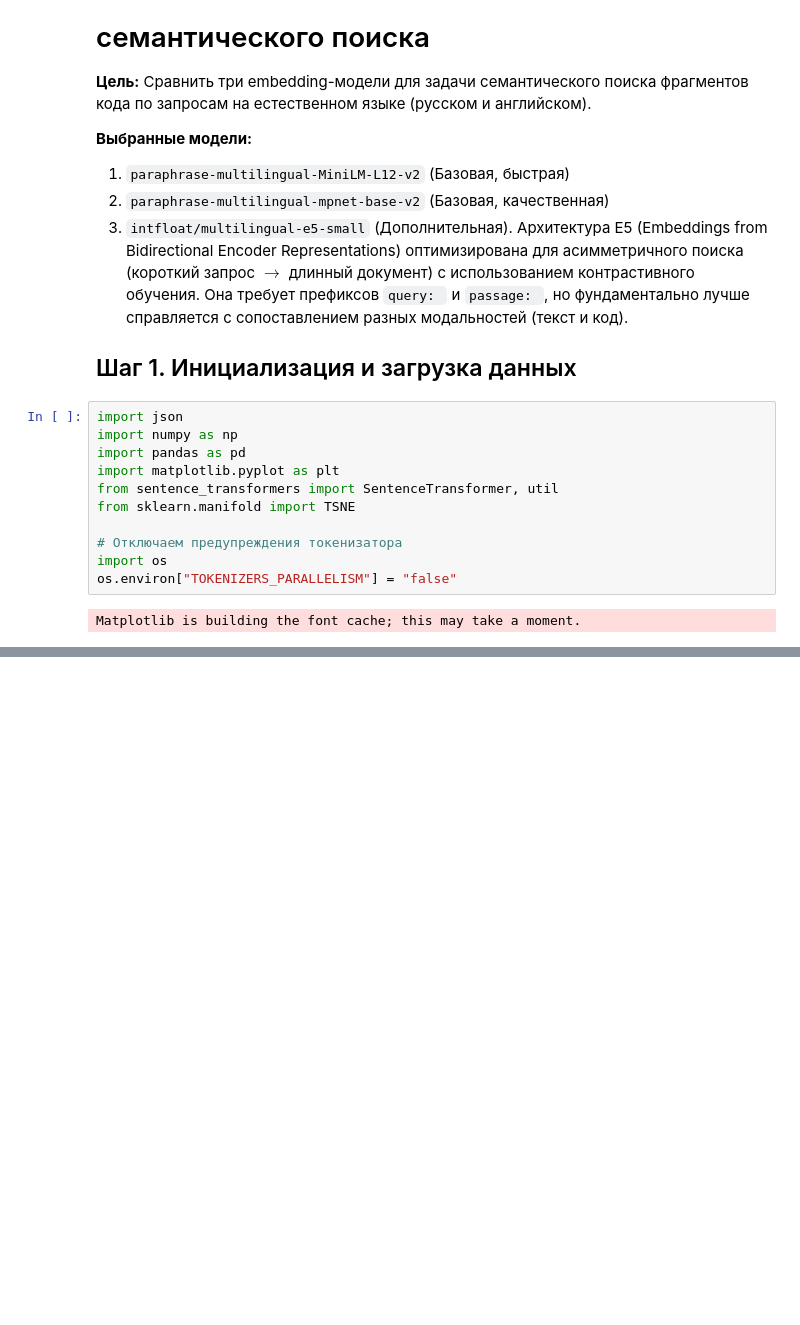
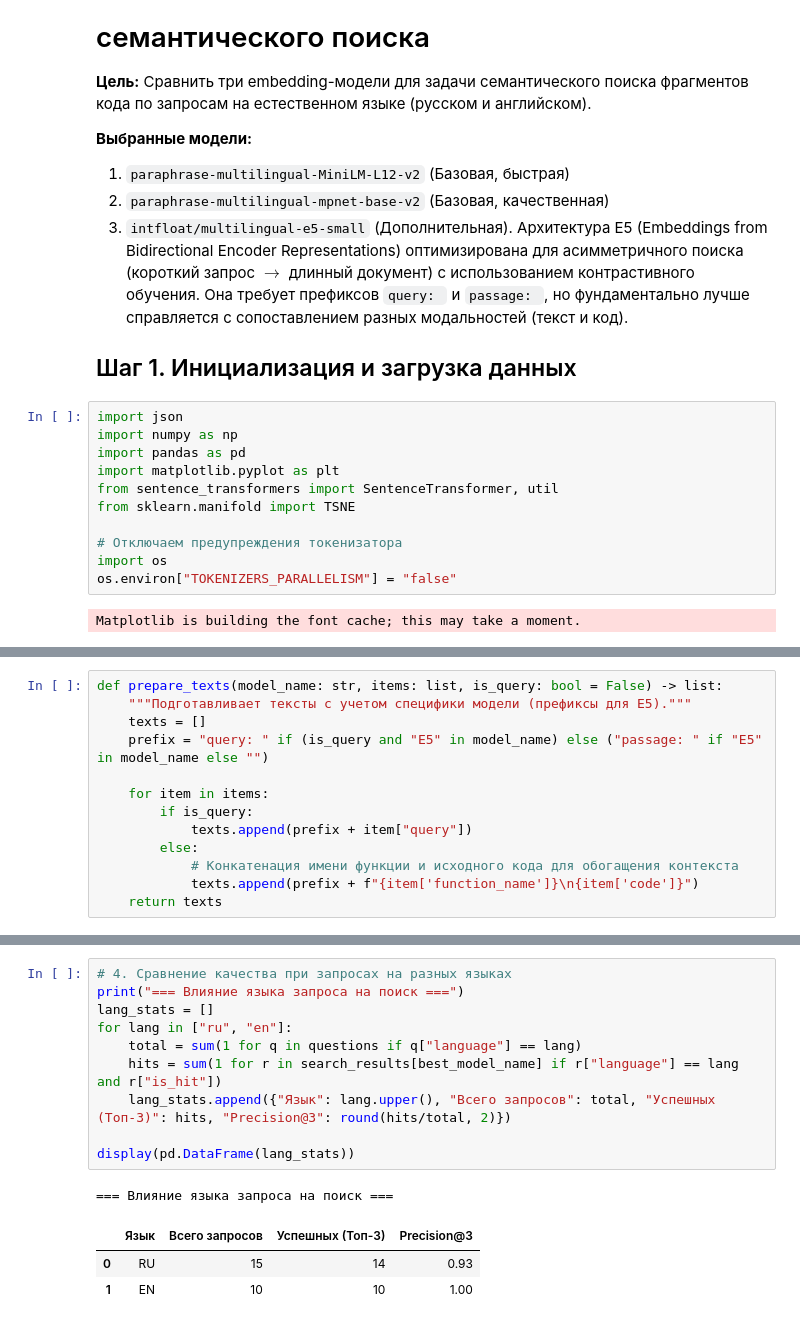
Before and after one commit to Kidukwe/semantic-code-search-benchmark, a Jupyter notebook: notebooks/01_model_comparison.ipynb, the cells around one changed output, grey strips where cells are left out. Drawn from its saved outputs; the diff is of its cells as text; blank space fills up the shorter version.

```diff
--- a/notebooks/01_model_comparison.ipynb
+++ b/notebooks/01_model_comparison.ipynb
@@ -51,0 +59,13 @@ Warning: You are sending unauthenticated requests to the HF Hub. Please set a HF
+# %%
+def prepare_texts(model_name: str, items: list, is_query: bool = False) -> list:
+    """Подготавливает тексты с учетом специфики модели (префиксы для E5)."""
+    texts = []
+    prefix = "query: " if (is_query and "E5" in model_name) else ("passage: " if "E5" in model_name else "")
+
+    for item in items:
+        if is_query:
+            texts.append(prefix + item["query"])
+        else:
+            # Конкатенация имени функции и исходного кода для обогащения контекста
+            texts.append(prefix + f"{item['function_name']}\n{item['code']}")
+    return texts
@@ -51,0 +221,15 @@ Warning: You are sending unauthenticated requests to the HF Hub. Please set a HF
+# %%
+# 4. Сравнение качества при запросах на разных языках
+print("=== Влияние языка запроса на поиск ===")
+lang_stats = []
+for lang in ["ru", "en"]:
+    total = sum(1 for q in questions if q["language"] == lang)
+    hits = sum(1 for r in search_results[best_model_name] if r["language"] == lang and r["is_hit"])
+    lang_stats.append({"Язык": lang.upper(), "Всего запросов": total, "Успешных (Топ-3)": hits, "Precision@3": round(hits/total, 2)})
+
+display(pd.DataFrame(lang_stats))
+# %% [output]
+=== Влияние языка запроса на поиск ===
+|  | Язык | Всего запросов | Успешных (Топ-3) | Precision@3 |
+| 0 | RU | 15 | 14 | 0.93 |
+| 1 | EN | 10 | 10 | 1.00 |
```
Also changed, not shown: parts of 10 cells of this notebook.
